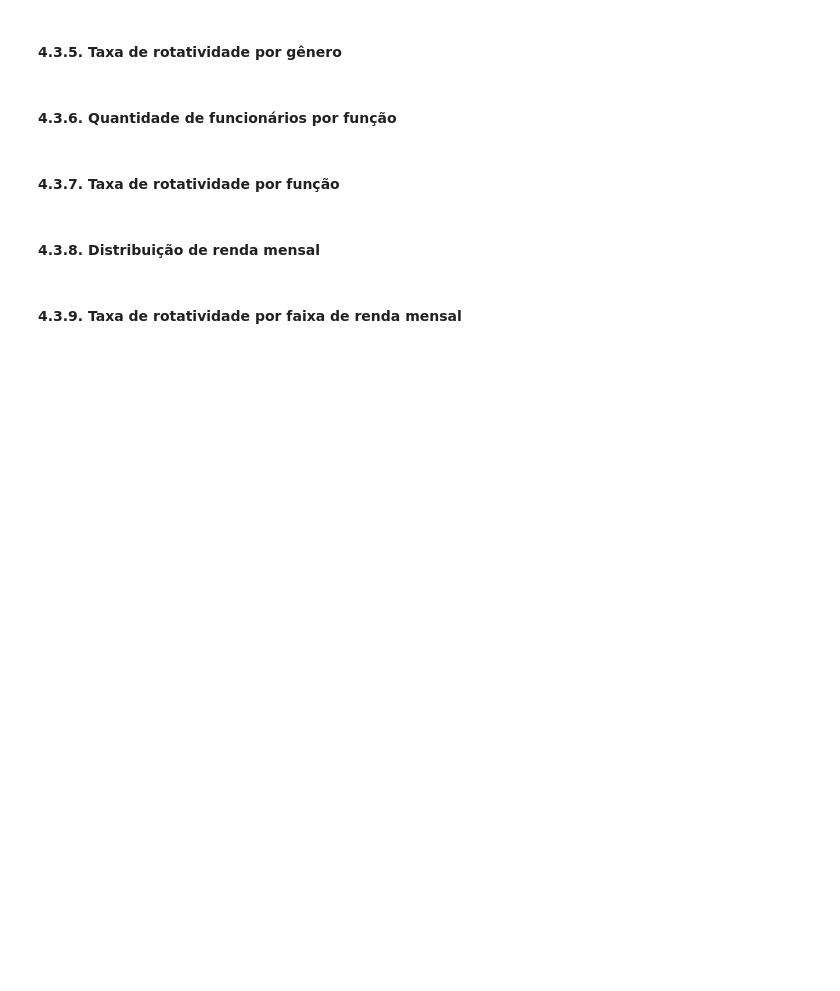
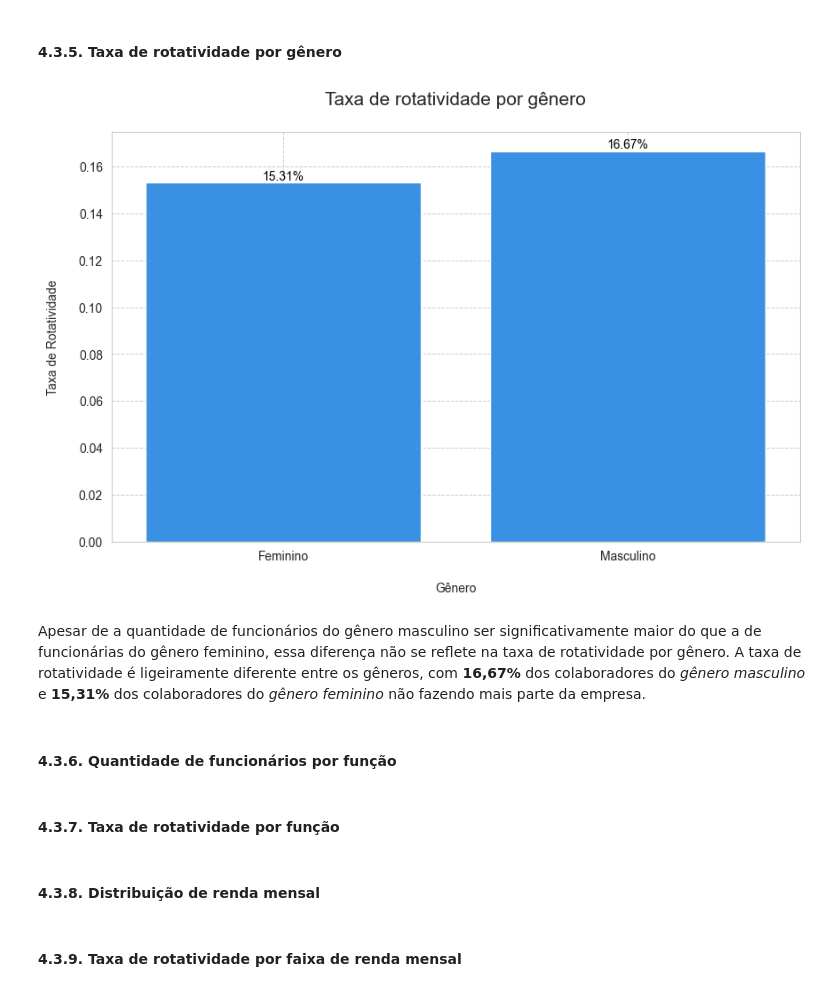
Before and after one commit to emso-exe/Analise_de_rh_-_people_analytics, a Jupyter notebook: 001_analise_de_rh.ipynb, the cells around one changed output. Saved outputs shown, nothing was run; the diff lists cells and outputs as text; code cells hidden in the pictures; blank space fills up the shorter version.

```diff
--- a/001_analise_de_rh.ipynb
+++ b/001_analise_de_rh.ipynb
@@ -475,7 +475,7 @@ plot = sns.barplot(x=rotatividade_por_faixa.index,
                    y=rotatividade_por_faixa.values, palette=['dodgerblue'])
 
 # Adicionar rótulos e título
-plot.set_title('Taxa de Rotatividade por Faixa Etária\n', fontsize=15)
+plot.set_title('Taxa de rotatividade por faixa etária\n', fontsize=15)
 plot.set(xlabel='\nFaixa Etária', ylabel='Taxa de Rotatividade\n')
 plot.tick_params(axis='both', labelsize=10)
 
@@ -515,4 +562,32 @@ plt.show()
 # %% [markdown]
 #### 4.3.5. Taxa de rotatividade por gênero
+# %%
+# Calcular a taxa de rotatividade por gênero
+rotatividade_por_genero = df_analise.groupby('Genero')['RotatividadeBin'].mean()
+
+# Criar o gráfico de barras
+plt.figure(figsize=(10,6))
+plot = sns.barplot(x=rotatividade_por_genero.index,
+                   y=rotatividade_por_genero.values, palette=['dodgerblue'])
+
+# Adicionar rótulos e título
+plot.set_title('Taxa de rotatividade por gênero\n', fontsize=15)
+plot.set(xlabel='\nGênero', ylabel='Taxa de Rotatividade\n')
+plot.tick_params(axis='both', labelsize=10)
+
+# Adicionar valores de taxa de rotatividade sobre as barras
+for p in plot.patches:
+    plot.annotate(f'{p.get_height():.2%}', (p.get_x() + p.get_width() / 2., p.get_height()),
+                  ha='center', va='bottom', fontsize=10, color='black')
+
+# Formatando grade do gráfico
+plt.grid(True, which='both', linestyle='--', linewidth=0.7)
+
+# Exibindo o gráfico
+plt.show()
+# %% [output]
+[figure, added]
+# %% [markdown]
+Apesar de a quantidade de funcionários do gênero masculino ser significativamente maior do que a de funcionárias do gênero feminino, essa diferença não se reflete na taxa de rotatividade por gênero. A taxa de rotatividade é ligeiramente diferente entre os gêneros, com **16,67%** dos colaboradores do _gênero masculino_ e **15,31%** dos colaboradores do _gênero feminino_ não fazendo mais parte da empresa.
 # %% [markdown]
 #### 4.3.6. Quantidade de funcionários por função
```
Also changed, not shown: parts of 5 cells of this notebook.
